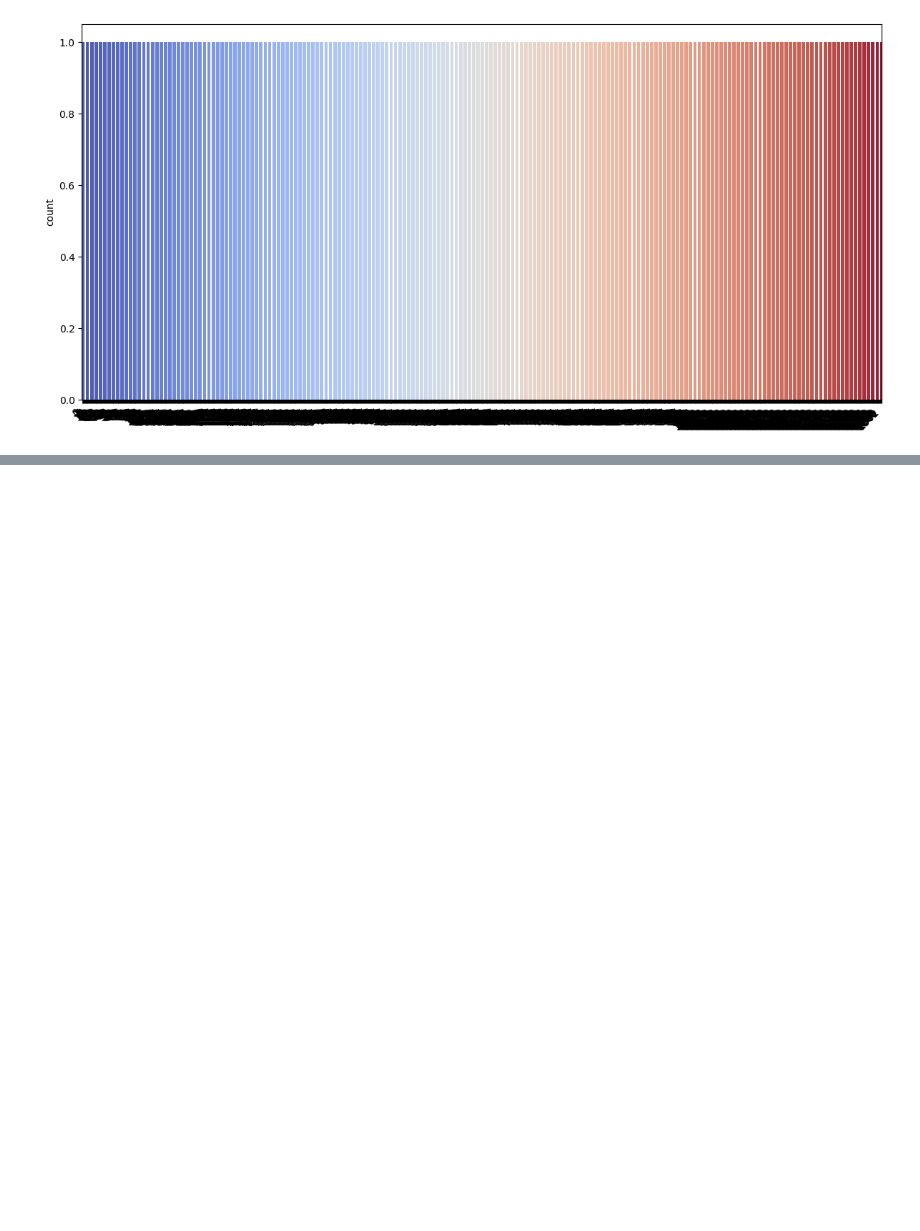
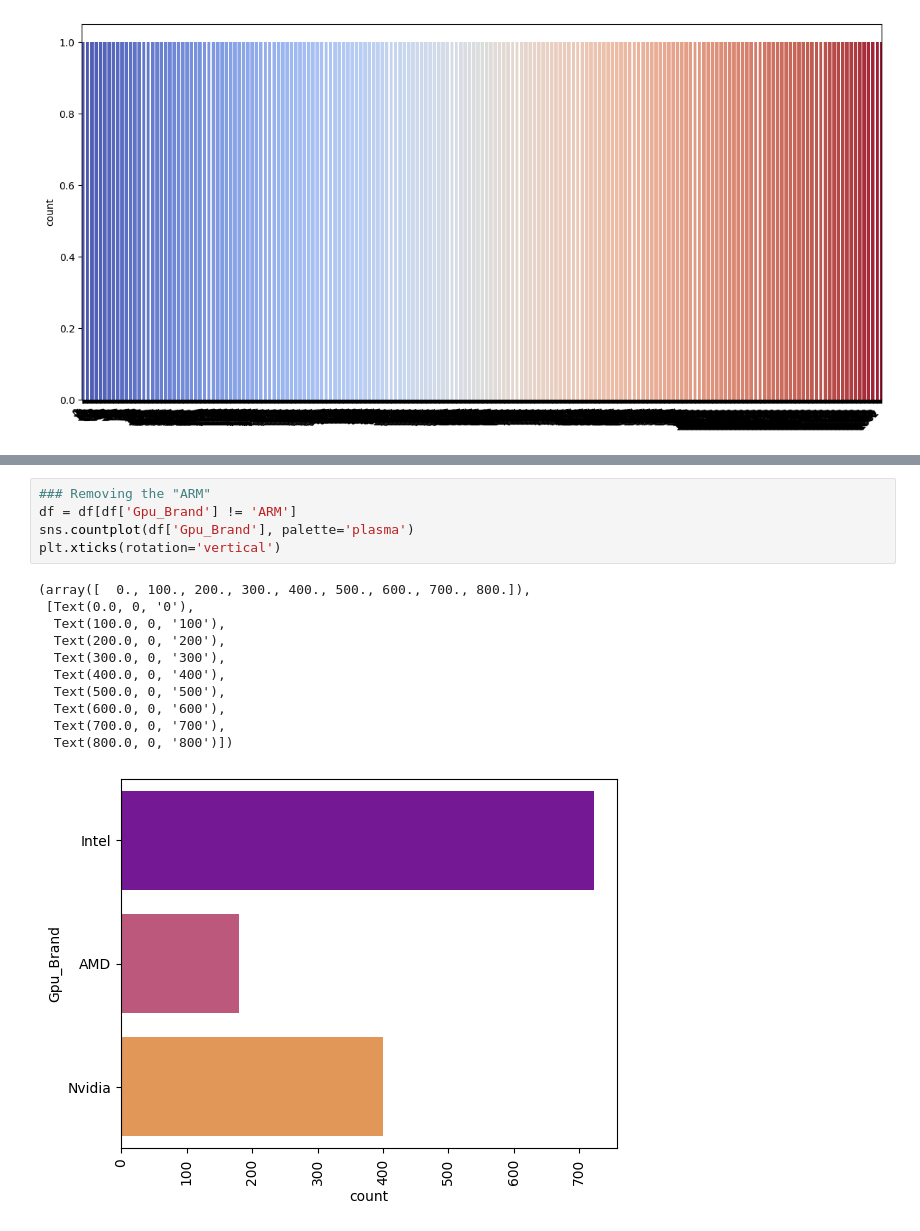
Before and after one commit to pentakll4002/laptops_price_prediction, a Jupyter notebook: experiments.ipynb, the cells around one changed output, grey strips where cells are left out. Drawn from its saved outputs; the diff is of its cells as text; blank space fills up the shorter version.

```diff
--- a/experiments.ipynb
+++ b/experiments.ipynb
@@ -596,0 +855,17 @@ plt.tight_layout()
+# %%
+### Removing the "ARM"
+df = df[df['Gpu_Brand'] != 'ARM']
+sns.countplot(df['Gpu_Brand'], palette='plasma')
+plt.xticks(rotation='vertical')
+# %% [output]
+(array([  0., 100., 200., 300., 400., 500., 600., 700., 800.]),
+ [Text(0.0, 0, '0'),
+  Text(100.0, 0, '100'),
+  Text(200.0, 0, '200'),
+  Text(300.0, 0, '300'),
+  Text(400.0, 0, '400'),
+  Text(500.0, 0, '500'),
+  Text(600.0, 0, '600'),
+  Text(700.0, 0, '700'),
+  Text(800.0, 0, '800')])
+[figure, added]
```
Also changed, not shown: parts of 37 cells of this notebook.
